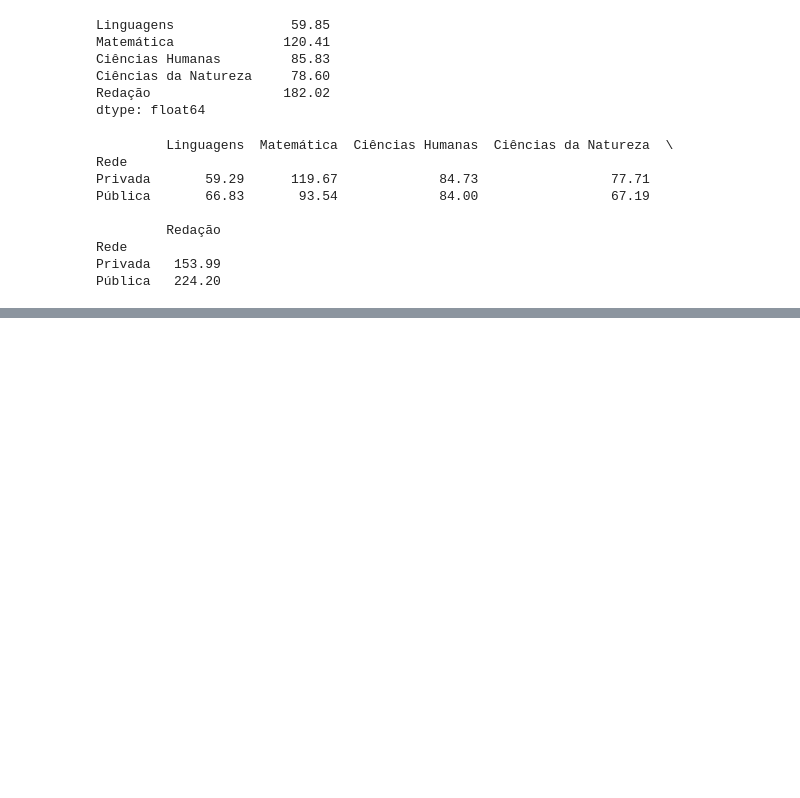
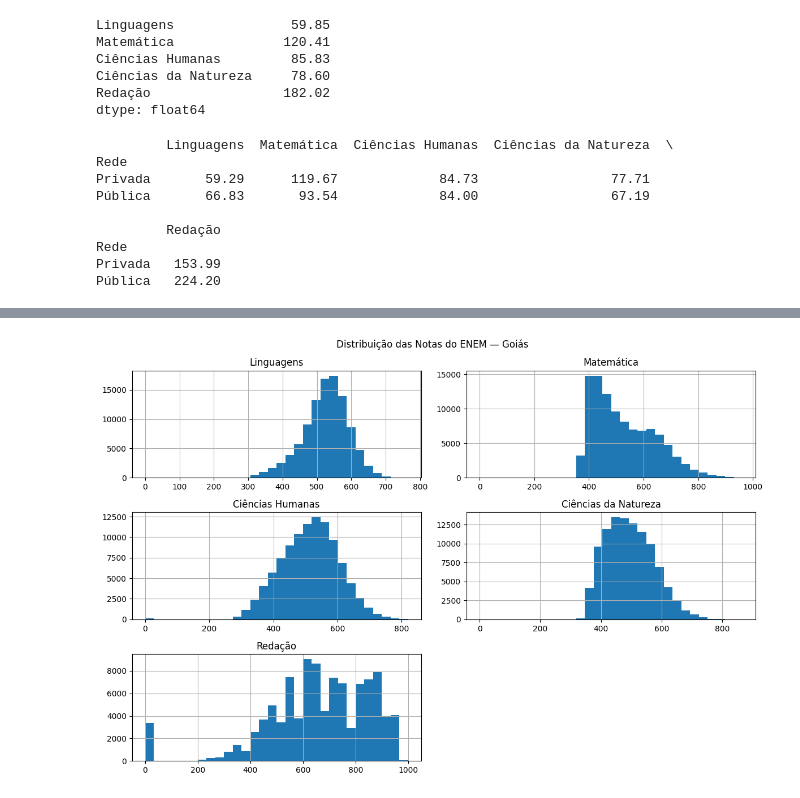
Before and after one commit to Lanzitow/enem-goias-data-analysis, a Jupyter notebook: notebooks/enem_goias_analise.ipynb, the cells around one changed output, grey strips where cells are left out. Saved outputs shown, nothing was run; the diff lists cells and outputs as text; code cells hidden in the pictures; blank space fills up the shorter version.

```diff
--- a/notebooks/enem_goias_analise.ipynb
+++ b/notebooks/enem_goias_analise.ipynb
@@ -870,0 +950,16 @@ Pública   224.20
+# %%
+import matplotlib.pyplot as plt
+
+df_go[[
+    "Linguagens",
+    "Matemática",
+    "Ciências Humanas",
+    "Ciências da Natureza",
+    "Redação"
+]].hist(bins=30, figsize=(12,8))
+
+plt.suptitle("Distribuição das Notas do ENEM — Goiás")
+plt.tight_layout()
+plt.show()
+# %% [output]
+[figure, added]
```
Also changed, not shown: parts of 11 cells of this notebook.
